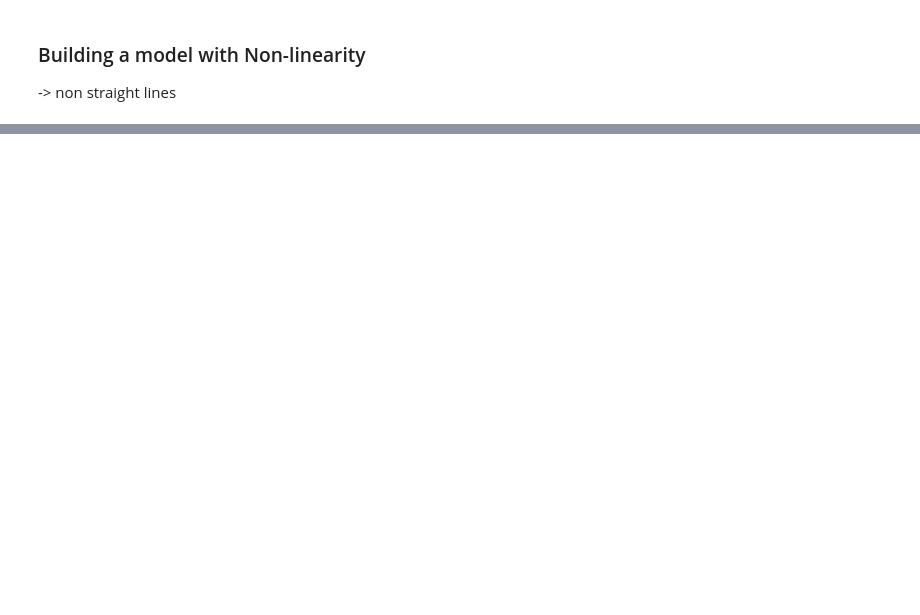
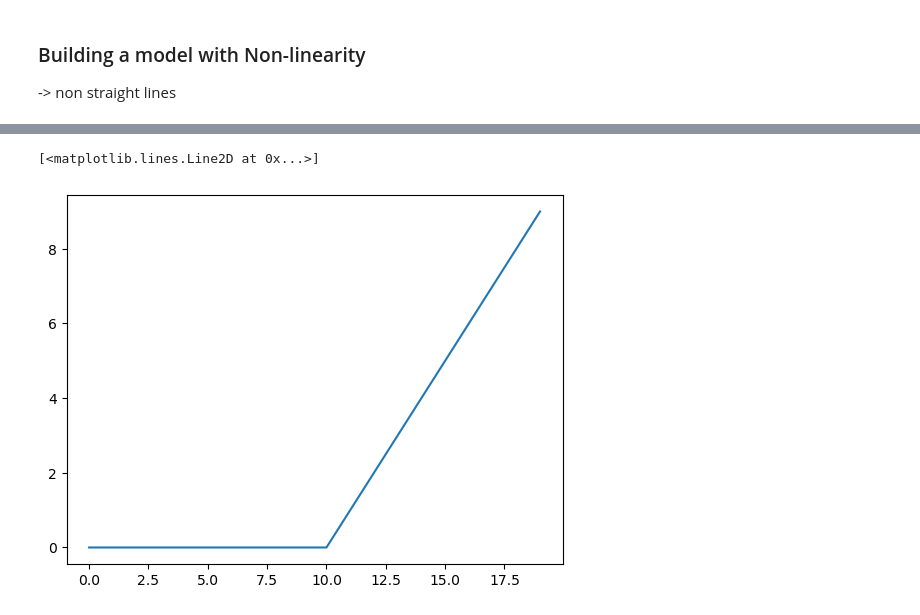
Before and after one commit to Sadkakgedik/PyTorch-Practices, a Jupyter notebook: pytorch_07.ipynb, the cells around one changed output, grey strips where cells are left out. Cells and saved outputs as stored; diff of their text form; code cells hidden in the pictures; blank space fills up the shorter version.

```diff
--- a/pytorch_07.ipynb
+++ b/pytorch_07.ipynb
@@ -138,0 +168,7 @@ plot_decision_boundary(model_3,X_test,y_test)
+# %%
+#PLot ReLU activation function
+
+plt.plot(relu(A))
+# %% [output]
+[<matplotlib.lines.Line2D at 0x...>]
+[figure, added]
```
Also changed, not shown: parts of 10 cells of this notebook.
